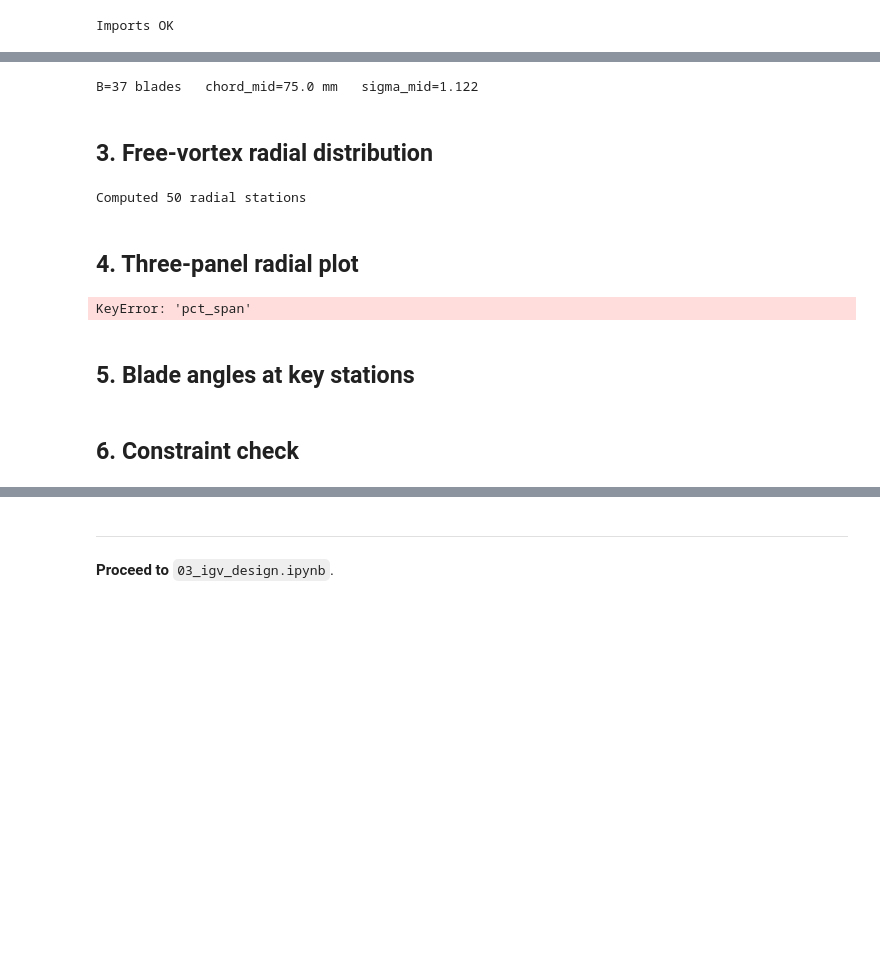
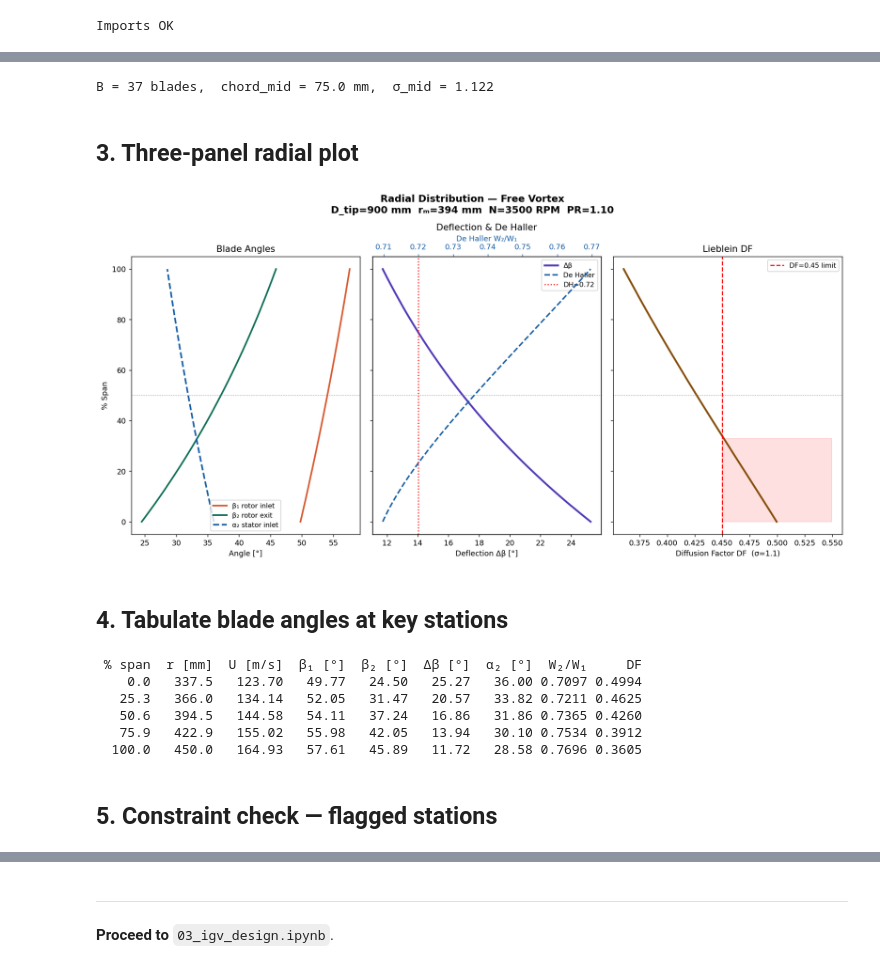
Before and after one commit to onurtuncer/rotating-rig-design, a Jupyter notebook: notebooks/02_radial_distribution.ipynb, the cells around one changed output, grey strips where cells are left out. Cells and saved outputs as stored; diff of their text form; code cells hidden in the pictures; blank space fills up the shorter version.

```diff
--- a/notebooks/02_radial_distribution.ipynb
+++ b/notebooks/02_radial_distribution.ipynb
@@ -63,46 +49,54 @@ psi=0.4514   DH=0.7361   P=335.4 kW
 # %%
-r_mean    = res['r_mean']
-h         = res['r_tip'] - res['r_hub']
-AR        = 1.5
-B         = int(math.ceil(2 * math.pi * r_mean * 1.1 * AR / h))
-if B % 2 == 0:
-    B += 1
+# Rotor mid-span solidity (auto-sized in igv.py; replicate here)
+import math
+r_mean = res['r_mean']
+h      = res['r_tip'] - res['r_hub']
+AR     = 1.5
+B      = int(math.ceil(2 * math.pi * r_mean * 1.1 * AR / h))
+if B % 2 == 0: B += 1
 chord_mid = h / AR
 pitch_mid = 2 * math.pi * r_mean / B
 sigma_mid = chord_mid / pitch_mid
 
-print('B=%d blades   chord_mid=%.1f mm   sigma_mid=%.3f' % (B, chord_mid*1000, sigma_mid))
+print(f'B = {B} blades,  chord_mid = {chord_mid*1000:.1f} mm,  σ_mid = {sigma_mid:.3f}')
+
+rad = free_vortex(res, n_stations=80, sigma=sigma_mid)
 # %% [output]
-B=37 blades   chord_mid=75.0 mm   sigma_mid=1.122
+B = 37 blades,  chord_mid = 75.0 mm,  σ_mid = 1.122
 # %% [markdown]
-## 3. Free-vortex radial distribution
+## 3. Three-panel radial plot
-# %%
-rad = free_vortex(res, n_stations=50, sigma=sigma_mid)
-print('Computed %d radial stations' % len(rad['r']))
-# %% [output]
-Computed 50 radial stations
-# %% [markdown]
-## 4. Three-panel radial plot
-# %%
-plot_radial(rad, res, save_path=str(_root / 'figures' / '02_radial_distribution.png'))
-# %% [output]
-KeyError: 'pct_span'
+# %%
+import pathlib
+_r = next(p for p in [pathlib.Path.cwd()] + list(pathlib.Path.cwd().parents) if (p / "src").is_dir())
+plot_radial(res, rad, save_path=str(_r / "figures" / "02_radial_distribution.png"))
+# %% [output]
+[figure, added]
 # %% [markdown]
-## 5. Blade angles at key stations
+## 4. Tabulate blade angles at key stations
 # %%
-idx = [0, 12, 25, 37, 49]
+import pandas as pd
+
+# Sample at hub (0%), 25%, 50% (mean), 75%, tip (100%)
+idx = [0, 20, 40, 60, 79]
 tbl = pd.DataFrame({
-    'pct_span' : rad['pct_span'][idx].round(1),
-    'r_mm'     : (rad['r'][idx] * 1000).round(1),
-    'U_ms'     : rad['U_r'][idx].round(2),
-    'beta1'    : rad['beta1'][idx].round(2),
-    'beta2'    : rad['beta2'][idx].round(2),
-    'Dbeta'    : rad['delta_beta'][idx].round(2),
-    'alpha2'   : rad['alpha2'][idx].round(2),
-    'DH'       : rad['DH'][idx].round(4),
+    '% span'  : rad['pct_span'][idx].round(1),
+    'r [mm]'  : (rad['r'][idx] * 1000).round(1),
+    'U [m/s]' : rad['U_r'][idx].round(2),
+    'β₁ [°]'  : rad['beta1'][idx].round(2),
+    'β₂ [°]'  : rad['beta2'][idx].round(2),
+    'Δβ [°]'  : rad['delta_beta'][idx].round(2),
+    'α₂ [°]'  : rad['alpha2'][idx].round(2),
+    'W₂/W₁'   : rad['DH'][idx].round(4),
     'DF'       : rad['DF'][idx].round(4),
 })
 print(tbl.to_string(index=False))
+# %% [output]
+ % span  r [mm]  U [m/s]  β₁ [°]  β₂ [°]  Δβ [°]  α₂ [°]  W₂/W₁     DF
+    0.0   337.5   123.70   49.77   24.50   25.27   36.00 0.7097 0.4994
+   25.3   366.0   134.14   52.05   31.47   20.57   33.82 0.7211 0.4625
+   50.6   394.5   144.58   54.11   37.24   16.86   31.86 0.7365 0.4260
+   75.9   422.9   155.02   55.98   42.05   13.94   30.10 0.7534 0.3912
+  100.0   450.0   164.93   57.61   45.89   11.72   28.58 0.7696 0.3605
 # %% [markdown]
-## 6. Constraint check
+## 5. Constraint check — flagged stations
 # %%
```
Also changed, not shown: parts of 11 cells of this notebook, 14 other files.
